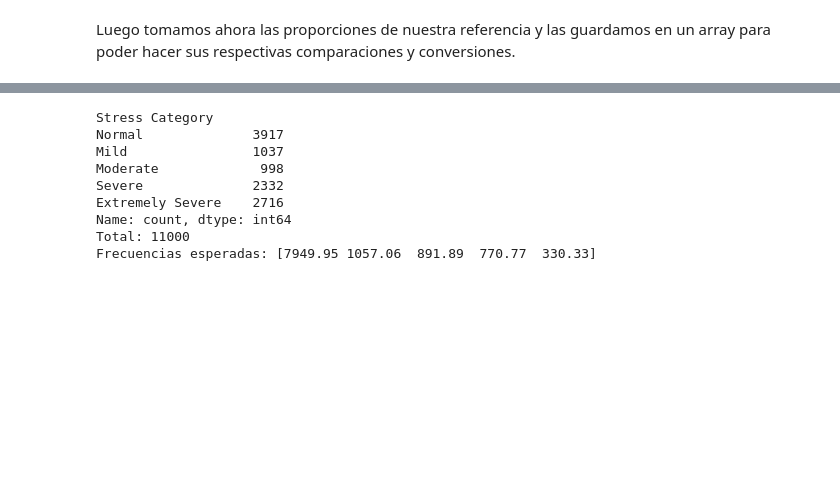
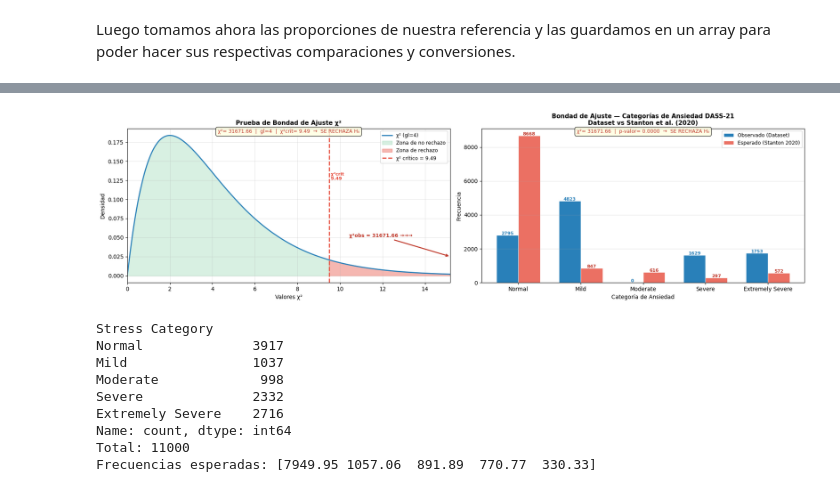
Before and after one commit to mick2332-q/Estadistica-II, a Jupyter notebook: Proyecto.ipynb, the cells around one changed output, grey strips where cells are left out. Saved outputs shown, nothing was run; the diff lists cells and outputs as text; code cells hidden in the pictures; blank space fills up the shorter version.

Commit message:
Ultimos cambios apra parte de bondad

```diff
--- a/Proyecto.ipynb
+++ b/Proyecto.ipynb
@@ -935,0 +823,2 @@ graficar_bondad(chi2_stat,   gl_bondad, alpha,
+# %%
+chi2_stat, p_valor, gl_bondad, chi2_crit = test_bondad_ajuste(frec_obs, frec_esp, categorias, 'ANXIETY')
@@ -936,3 +932,16 @@ graficar_bondad(chi2_stat,   gl_bondad, alpha,
+# %%
+graficar_bondad(
+    chi2_stat=chi2_stat,
+    gl=gl_bondad,
+    alpha=0.05,
+    titulo='Prueba de Bondad de Ajuste χ²',
+    categorias=categorias,
+    frec_obs_arr=frec_obs,
+    frec_esp=frec_esp,
+    p_valor=p_valor
+)
+# %% [output]
+[figure, added]
 # %%
 rangos_stress = {'Normal': 7, 'Mild': 9, 'Moderate': 12, 'Severe': 16}
 proporciones_stress = {
```
Also changed, not shown: parts of 13 cells of this notebook.
